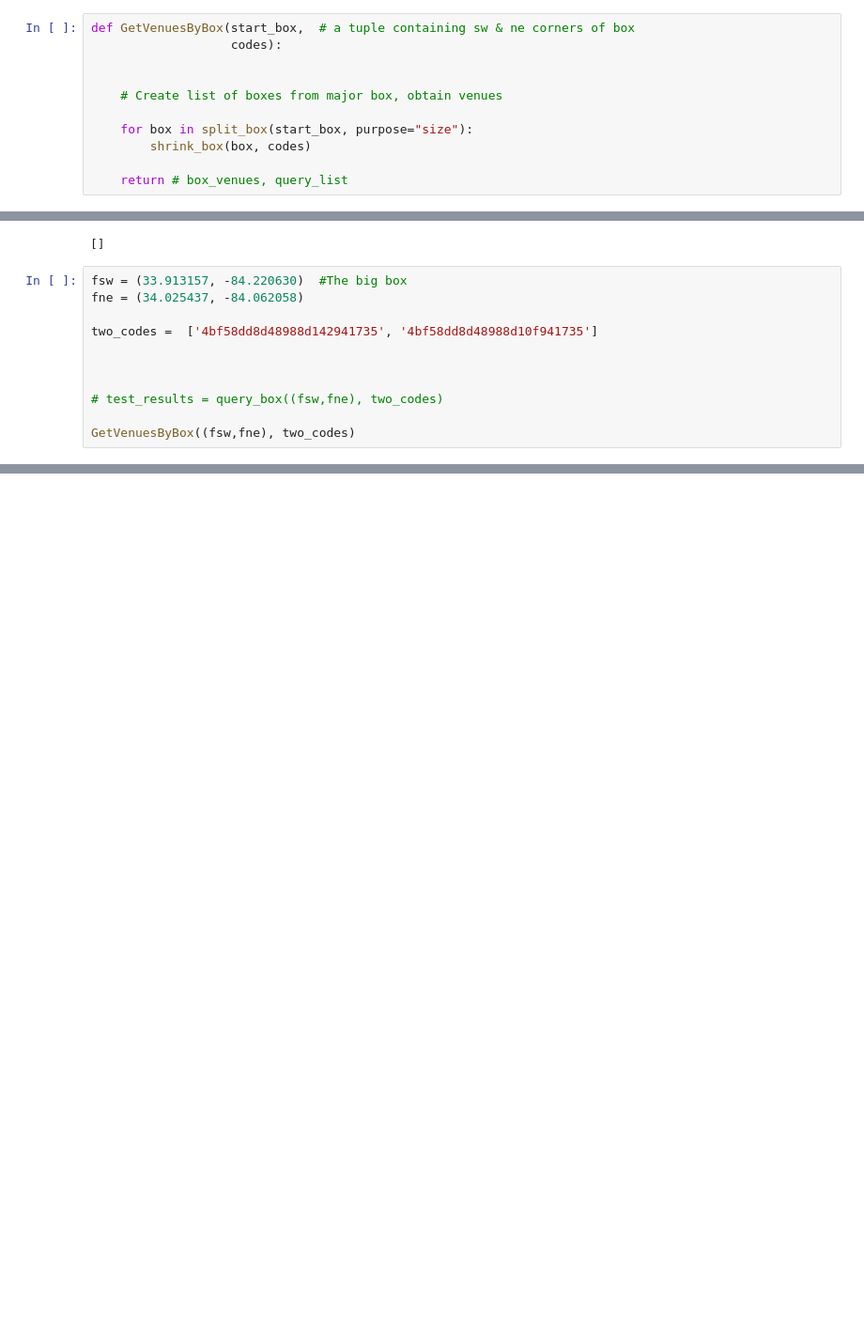
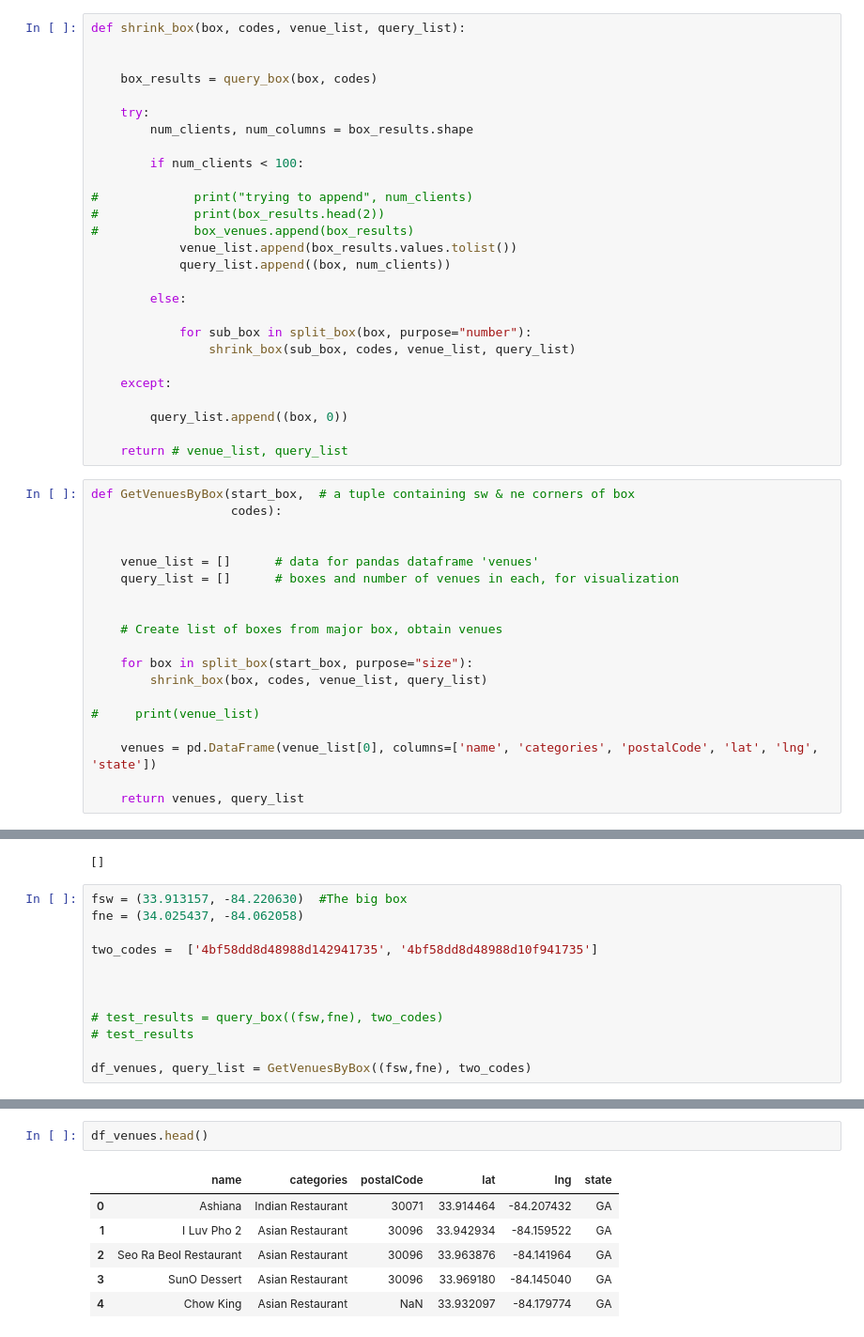
Before and after one commit to JamesDCage/Final-Week-0, a Jupyter notebook: Extracting_Data_from_Foursquare.ipynb, the cells around one changed output, grey strips where cells are left out. Shown at 94% size. Cells and saved outputs as stored; diff of their text form; blank space fills up the shorter version.

Commit message:
Successful recursion
Successful recursion on size and number of venues, finally

```diff
--- a/Extracting_Data_from_Foursquare.ipynb
+++ b/Extracting_Data_from_Foursquare.ipynb
@@ -153,17 +124,52 @@ def query_box(box, codes):
   else:
 
     return None  # no venues in box meet criteria
+# %%
+def shrink_box(box, codes, venue_list, query_list):
+
+
+    box_results = query_box(box, codes)
+
+    try:
+        num_clients, num_columns = box_results.shape
+
+        if num_clients < 100:
+
+#             print("trying to append", num_clients)
+#             print(box_results.head(2))
+#             box_venues.append(box_results)
+            venue_list.append(box_results.values.tolist())
+            query_list.append((box, num_clients))
+
+        else:
+
+            for sub_box in split_box(box, purpose="number"):
+                shrink_box(sub_box, codes, venue_list, query_list)
+
+    except:
+
+        query_list.append((box, 0))
+
+    return # venue_list, query_list
 # %%
 def GetVenuesByBox(start_box,  # a tuple containing sw & ne corners of box
                    codes):
 
 
+    venue_list = []      # data for pandas dataframe 'venues'
+    query_list = []      # boxes and number of venues in each, for visualization
+
+
     # Create list of boxes from major box, obtain venues
 
     for box in split_box(start_box, purpose="size"):
-        shrink_box(box, codes)
+        shrink_box(box, codes, venue_list, query_list)
 
-    return # box_venues, query_list
+#     print(venue_list)
+
+    venues = pd.DataFrame(venue_list[0], columns=['name', 'categories', 'postalCode', 'lat', 'lng', 'state'])
+
+    return venues, query_list
 # %%
 box_venues
 # %% [output]
@@ -181,5 +187,6 @@ two_codes =  ['4bf58dd8d48988d142941735', '4bf58dd8d48988d10f941735']
 
 
 # test_results = query_box((fsw,fne), two_codes)
+# test_results
 
-GetVenuesByBox((fsw,fne), two_codes)
+df_venues, query_list = GetVenuesByBox((fsw,fne), two_codes)
@@ -189,0 +193,9 @@ box_venues
+# %%
+df_venues.head()
+# %% [output]
+|  | name | categories | postalCode | lat | lng | state |
+| 0 | Ashiana | Indian Restaurant | 30071 | 33.914464 | -84.207432 | GA |
+| 1 | I Luv Pho 2 | Asian Restaurant | 30096 | 33.942934 | -84.159522 | GA |
+| 2 | Seo Ra Beol Restaurant | Asian Restaurant | 30096 | 33.963876 | -84.141964 | GA |
+| 3 | SunO Dessert | Asian Restaurant | 30096 | 33.969180 | -84.145040 | GA |
+| 4 | Chow King | Asian Restaurant | NaN | 33.932097 | -84.179774 | GA |
```
Also changed, not shown: parts of 13 cells of this notebook, 1 other file.
